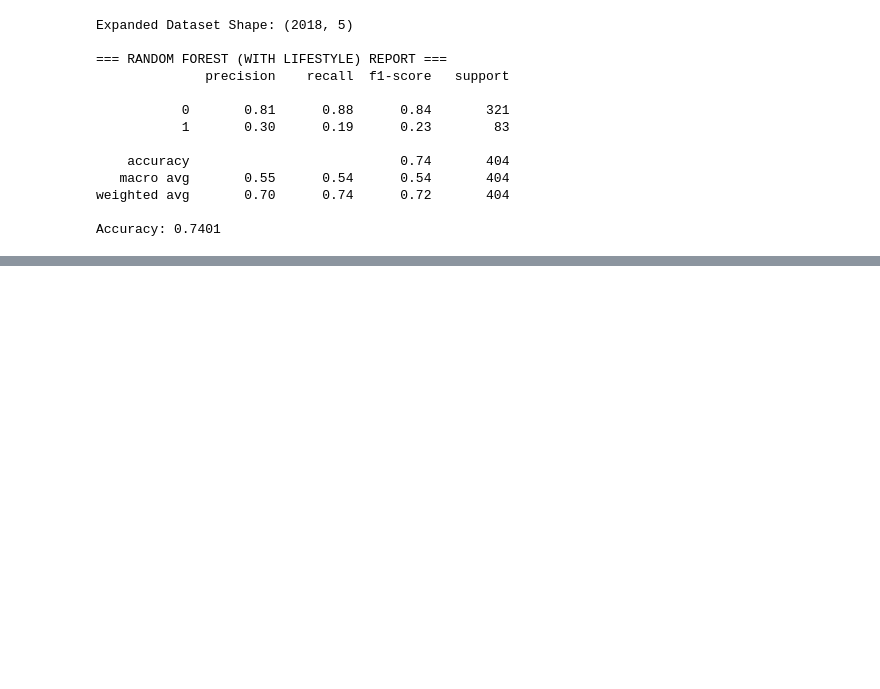
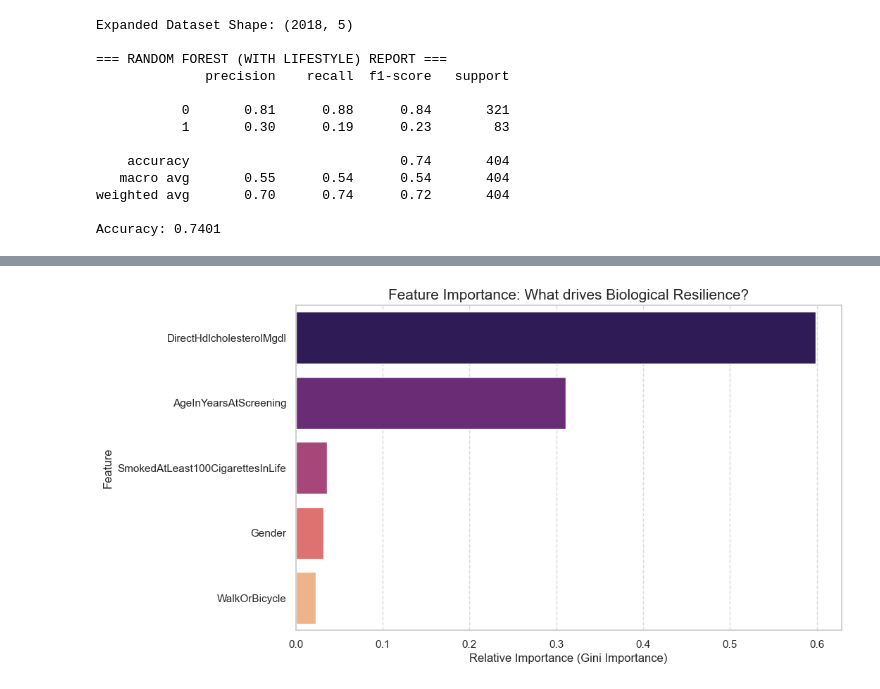
Before and after one commit to josealvarezbustamante/silver-economy-longevity, a Jupyter notebook: aging_resilience_analysis.ipynb, the cells around one changed output, grey strips where cells are left out. Drawn from its saved outputs; the diff is of its cells as text; code cells hidden in the pictures; blank space fills up the shorter version.

Commit message:
Complete project: added interpretation, feature importance and final conclusions

```diff
--- a/aging_resilience_analysis.ipynb
+++ b/aging_resilience_analysis.ipynb
@@ -388,0 +409,22 @@ Accuracy: 0.7401
+# %%
+# Feature Importance Visualization (Updated for rf_exp)
+importances = rf_exp.feature_importances_
+feature_names = X_expanded.columns
+
+# Creating a clean DataFrame for plotting
+feature_importance_df = pd.DataFrame({
+    'Feature': feature_names,
+    'Importance': importances
+}).sort_values(by='Importance', ascending=False)
+
+# Professional Barplot
+plt.figure(figsize=(10, 6))
+sns.barplot(x='Importance', y='Feature', data=feature_importance_df, palette='magma')
+
+plt.title('Feature Importance: What drives Biological Resilience?', fontsize=15)
+plt.xlabel('Relative Importance (Gini Importance)', fontsize=12)
+plt.ylabel('Feature', fontsize=12)
+plt.grid(axis='x', linestyle='--', alpha=0.7)
+plt.show()
+# %% [output]
+[figure, added]
```
Also changed, not shown: parts of 5 cells of this notebook.
